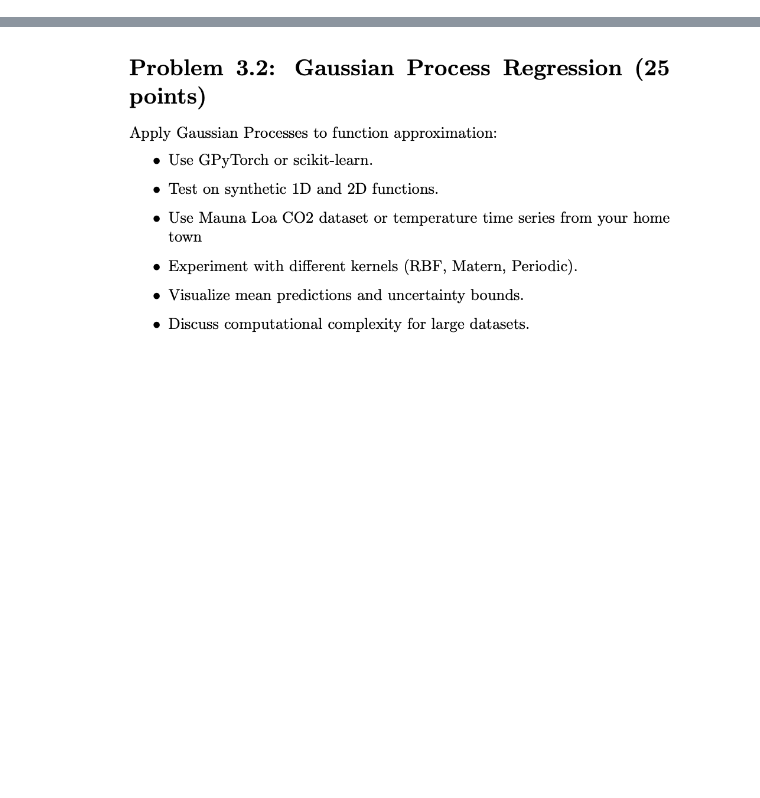
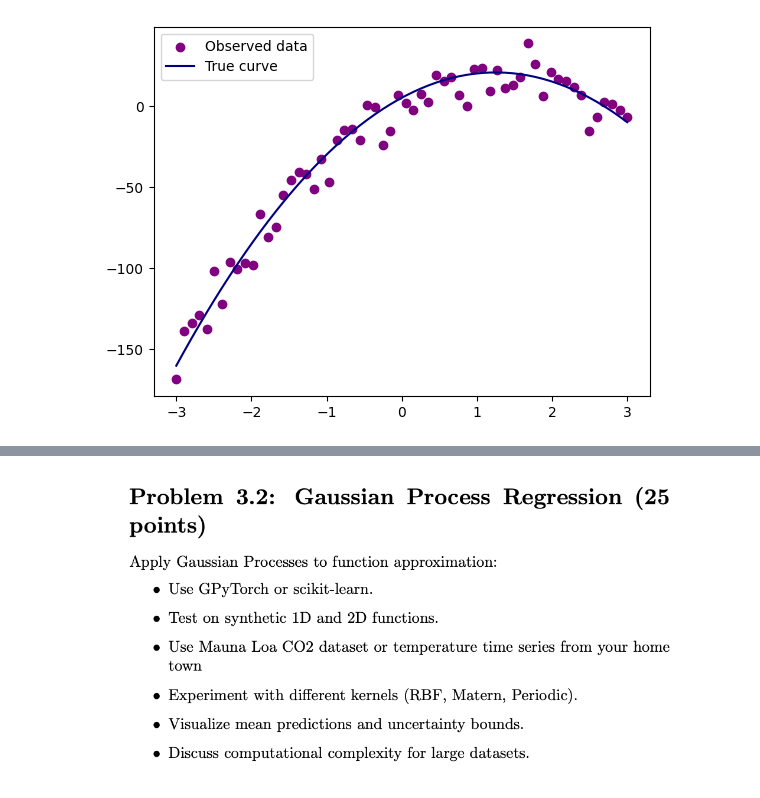
Before and after one commit to MariaNowacka/ml, a Jupyter notebook: apl_math/ml3.ipynb, the cells around one changed output, grey strips where cells are left out. Drawn from its saved outputs; the diff is of its cells as text; code cells hidden in the pictures; blank space fills up the shorter version.

```diff
--- a/apl_math/ml3.ipynb
+++ b/apl_math/ml3.ipynb
@@ -18,0 +63,19 @@ from statsmodels.graphics.tsaplots import plot_acf
+# %%
+np.random.seed(47)
+
+B_0_true = 5
+B_1_true = 25
+B_2_true = -10
+sigma_true = 10
+
+N = 60
+x = np.linspace(-3, 3, N)
+y_true = B_0_true + B_1_true * x + B_2_true * x**2
+y = y_true + np.random.normal(0, sigma_true, size=N)
+
+plt.scatter(x, y, label="Observed data", c = "purple")
+plt.plot(x, y_true, color="navy", label="True curve")
+plt.legend()
+plt.show()
+# %% [output]
+[figure, added]
```
Also changed, not shown: parts of 74 cells of this notebook.
